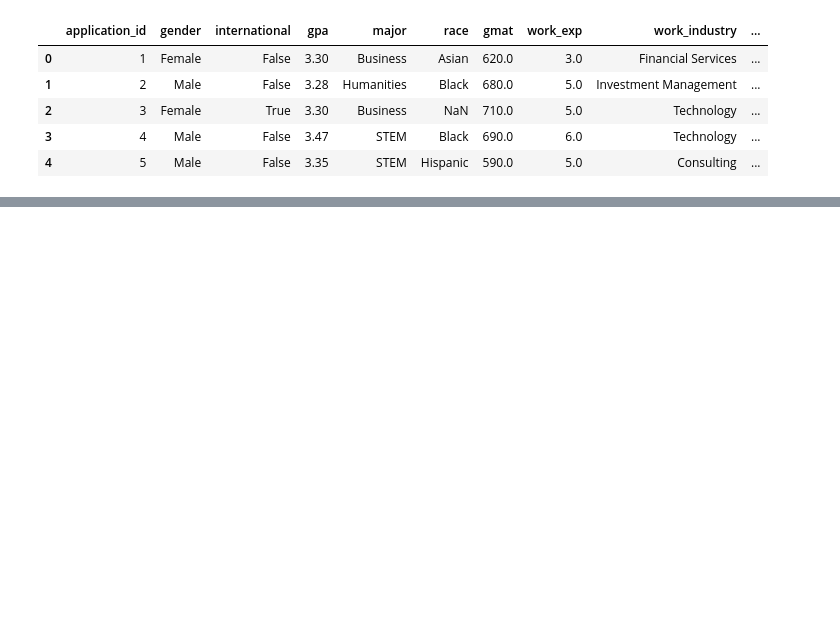
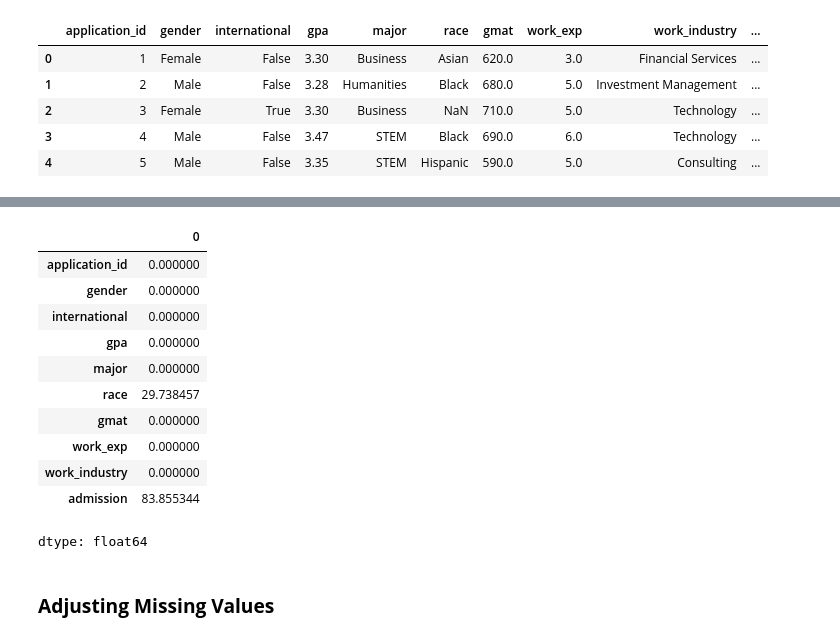
Before and after one commit to saadkhalidabbasi/EDA-Projects, a Jupyter notebook: MBA_Admission_EDA.ipynb, the cells around one changed output, grey strips where cells are left out. Drawn from its saved outputs; the diff is of its cells as text; code cells hidden in the pictures; blank space fills up the shorter version.

```diff
--- a/MBA_Admission_EDA.ipynb
+++ b/MBA_Admission_EDA.ipynb
@@ -22,0 +68,17 @@ df.head()
+# %%
+df.isnull().sum()/len(df)*100
+# %% [output]
+|  | 0 |
+| application_id | 0.000000 |
+| gender | 0.000000 |
+| international | 0.000000 |
+| gpa | 0.000000 |
+| major | 0.000000 |
+| race | 29.738457 |
+| gmat | 0.000000 |
+| work_exp | 0.000000 |
+| work_industry | 0.000000 |
+| admission | 83.855344 |
+dtype: float64
+# %% [markdown]
+### **Adjusting Missing Values**
```
Also changed, not shown: parts of 8 cells of this notebook.
